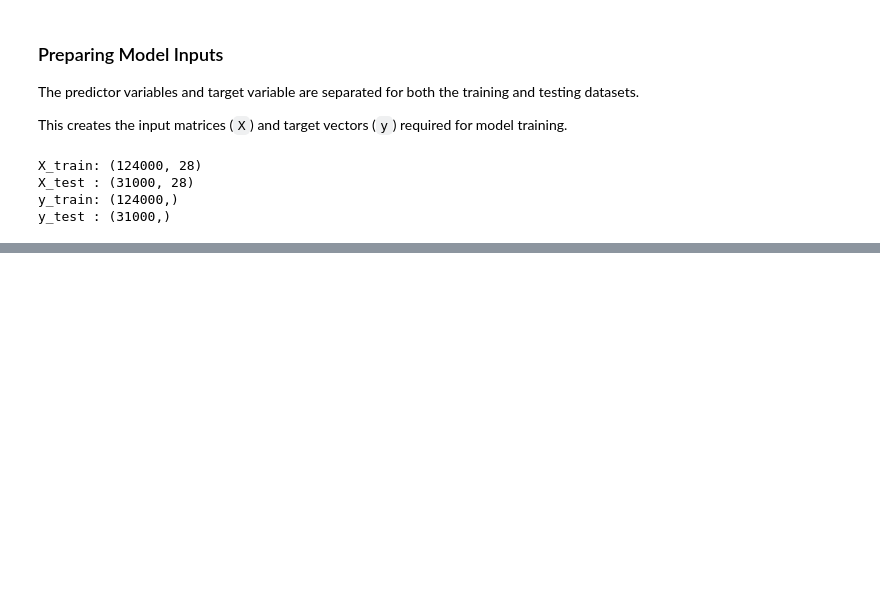
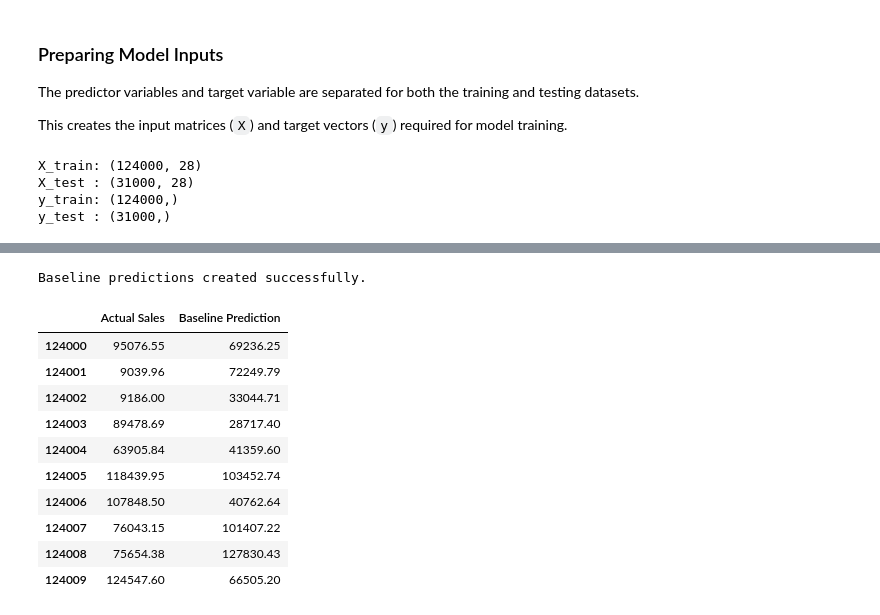
Before and after one commit to DevashishVidhate/Retail-Supply-Chain-Analytics, a Jupyter notebook: notebooks/02_sales_forecasting_models.ipynb, the cells around one changed output, grey strips where cells are left out. Drawn from its saved outputs; the diff is of its cells as text; code cells hidden in the pictures; blank space fills up the shorter version.

Commit message:
Complete baseline and machine learning model training

```diff
--- a/notebooks/02_sales_forecasting_models.ipynb
+++ b/notebooks/02_sales_forecasting_models.ipynb
@@ -323,0 +334,29 @@ y_test : (31000,)
+# %%
+# =====================================================
+# BASELINE MODEL
+# Predict next week's sales using previous week's sales
+# =====================================================
+
+baseline_predictions = X_test["previous_week_sales"]
+
+print("Baseline predictions created successfully.")
+
+display(
+    pd.DataFrame({
+        "Actual Sales": y_test.head(10),
+        "Baseline Prediction": baseline_predictions.head(10)
+    })
+)
+# %% [output]
+Baseline predictions created successfully.
+|  | Actual Sales | Baseline Prediction |
+| 124000 | 95076.55 | 69236.25 |
+| 124001 | 9039.96 | 72249.79 |
+| 124002 | 9186.00 | 33044.71 |
+| 124003 | 89478.69 | 28717.40 |
+| 124004 | 63905.84 | 41359.60 |
+| 124005 | 118439.95 | 103452.74 |
+| 124006 | 107848.50 | 40762.64 |
+| 124007 | 76043.15 | 101407.22 |
+| 124008 | 75654.38 | 127830.43 |
+| 124009 | 124547.60 | 66505.20 |
```
Also changed, not shown: parts of 33 cells of this notebook, 1 other file.
